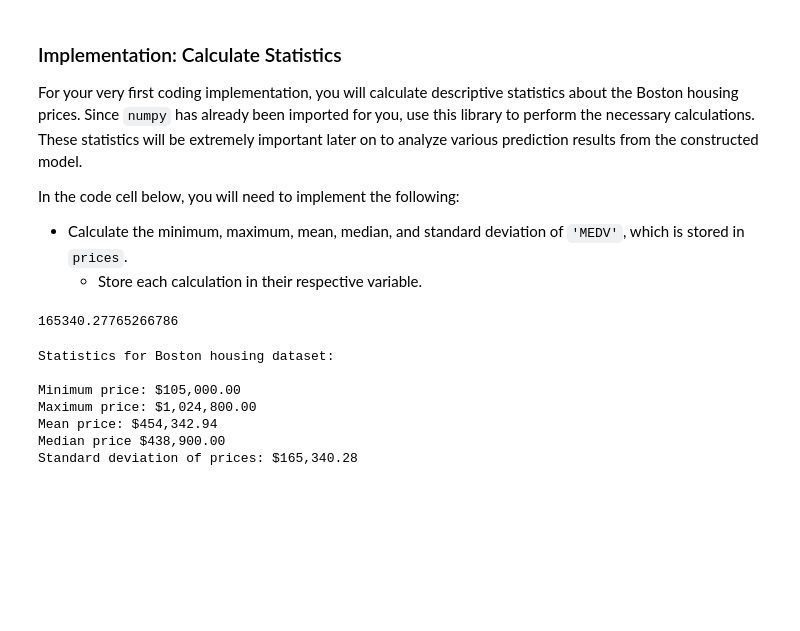
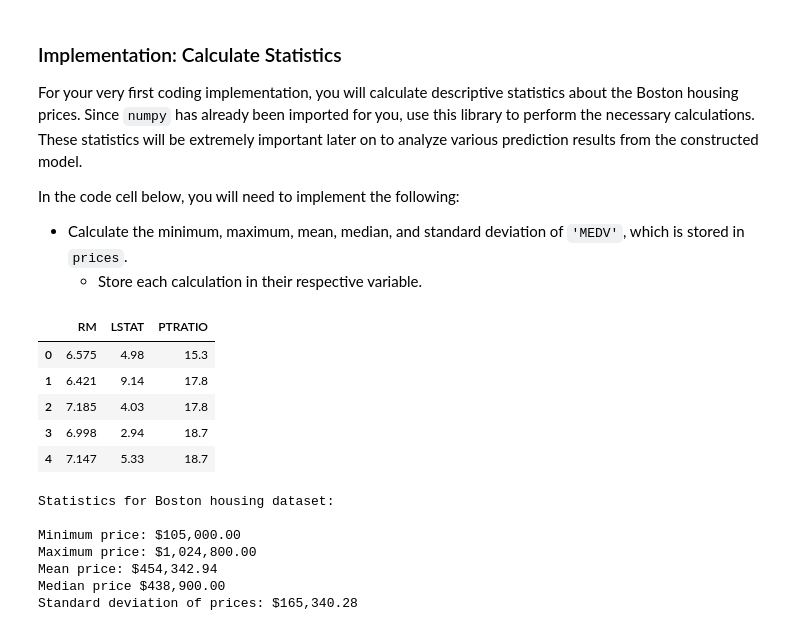
Before and after one commit to Pedro-Veronezi/boston_housing, a Jupyter notebook: boston_housing.ipynb, the cells around one changed output. Cells and saved outputs as stored; diff of their text form; code cells hidden in the pictures; blank space fills up the shorter version.

```diff
--- a/boston_housing.ipynb
+++ b/boston_housing.ipynb
@@ -69,10 +69,15 @@ For your very first coding implementation, you will calculate descriptive statis
 In the code cell below, you will need to implement the following:
 - Calculate the minimum, maximum, mean, median, and standard deviation of `'MEDV'`, which is stored in `prices`.
   - Store each calculation in their respective variable.
-# %%
-prices.std()
-# %% [output]
-165340.27765266786
+# %%
+features.head()
+# %% [output]
+|  | RM | LSTAT | PTRATIO |
+| 0 | 6.575 | 4.98 | 15.3 |
+| 1 | 6.421 | 9.14 | 17.8 |
+| 2 | 7.185 | 4.03 | 17.8 |
+| 3 | 6.998 | 2.94 | 18.7 |
+| 4 | 7.147 | 5.33 | 18.7 |
 # %%
 # TODO: Minimum price of the data
 minimum_price = prices.min()
```
Also changed, not shown: parts of 21 cells of this notebook, 1 other file.
